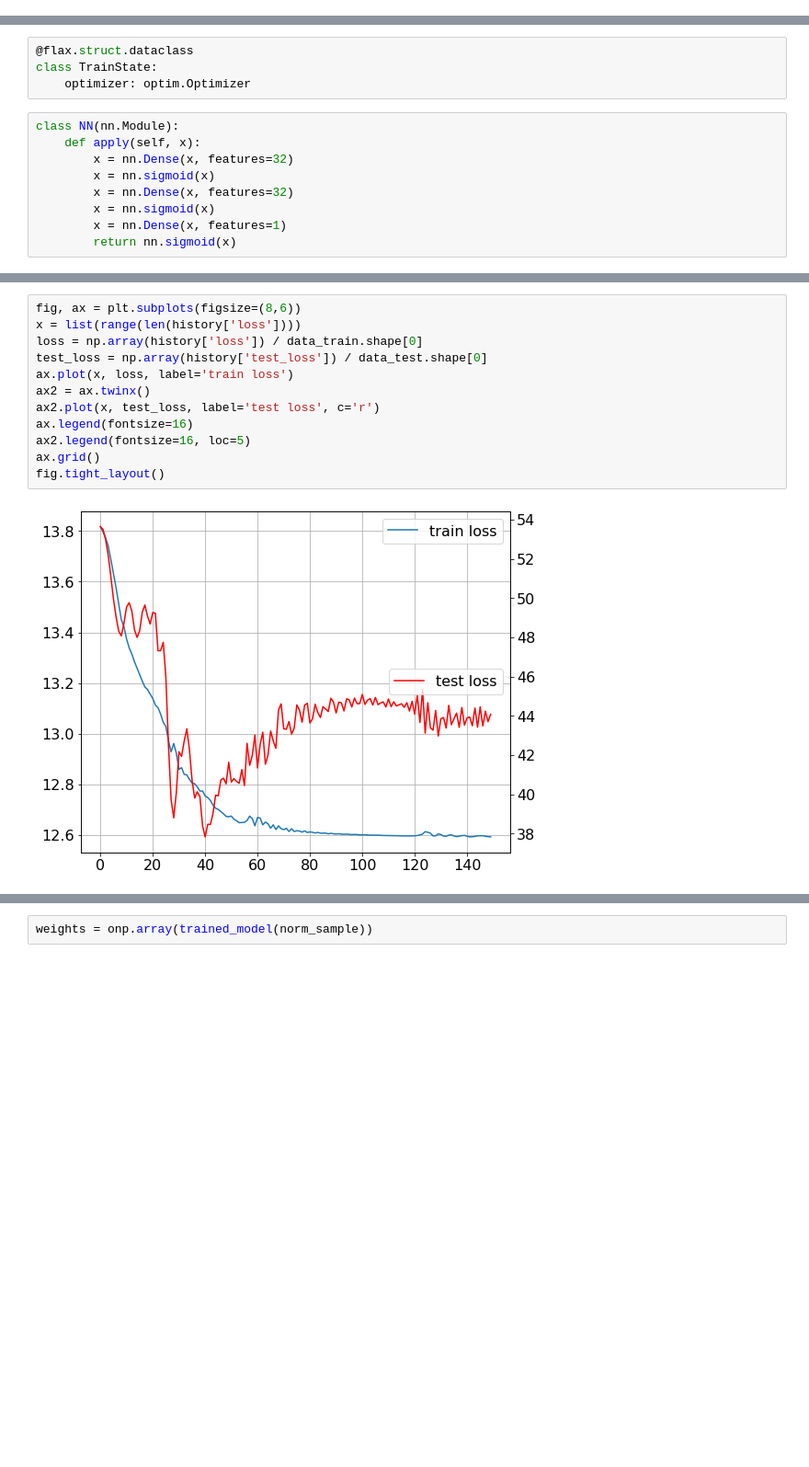
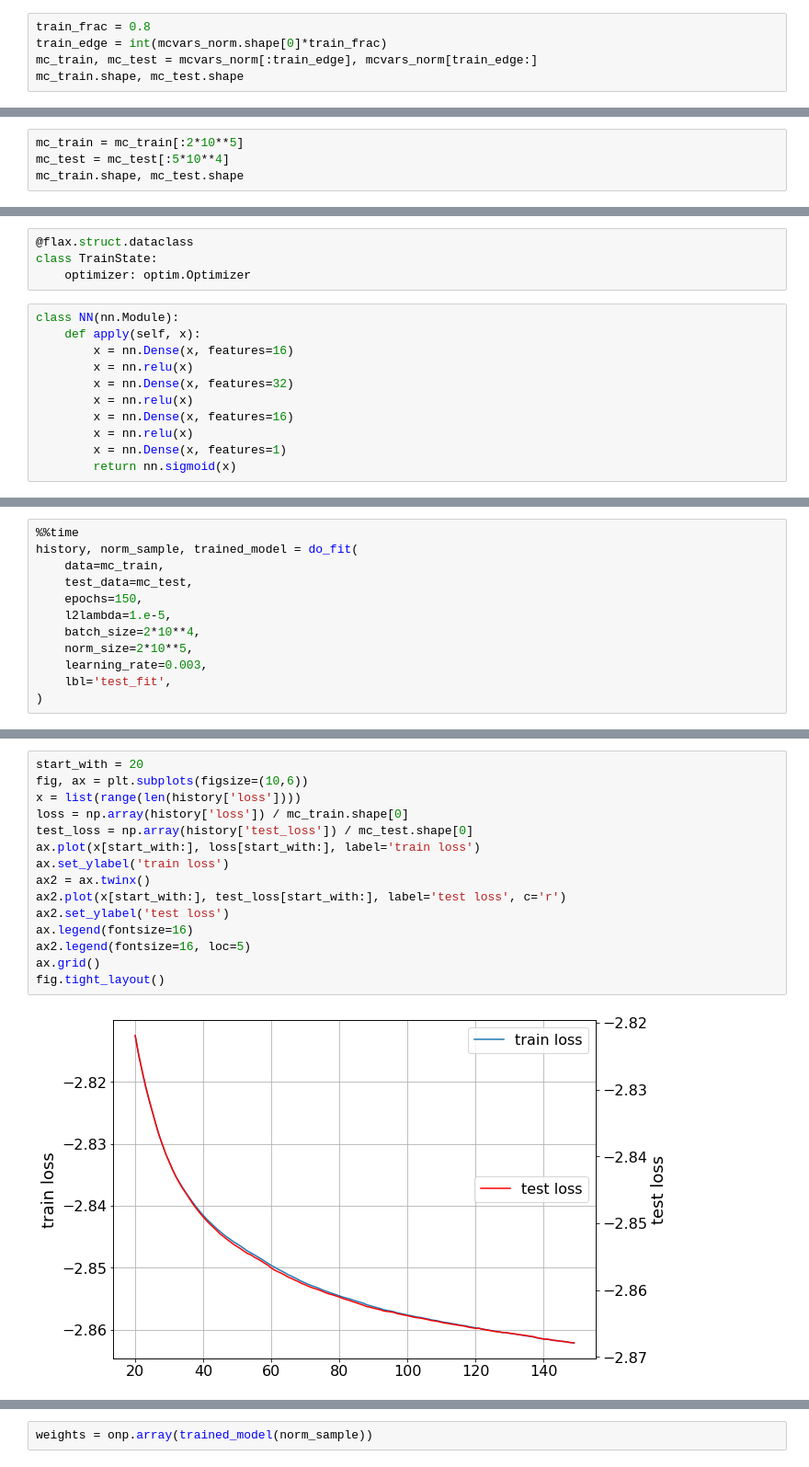
Before and after one commit to VitalyVorobyev/ddst, a Jupyter notebook: nnfit.ipynb, the cells around one changed output, grey strips where cells are left out. Shown: that part at 92% size. Cells and saved outputs as stored; diff of their text form; blank space fills up the shorter version.

```diff
--- a/nnfit.ipynb
+++ b/nnfit.ipynb
@@ -93,0 +102,5 @@ fig.tight_layout()
+# %%
+train_frac = 0.8
+train_edge = int(mcvars_norm.shape[0]*train_frac)
+mc_train, mc_test = mcvars_norm[:train_edge], mcvars_norm[train_edge:]
+mc_train.shape, mc_test.shape
@@ -93,0 +109,4 @@ fig.tight_layout()
+# %%
+mc_train = mc_train[:2*10**5]
+mc_test = mc_test[:5*10**4]
+mc_train.shape, mc_test.shape
@@ -100,10 +121,12 @@ class TrainState:
 # %%
 class NN(nn.Module):
     def apply(self, x):
+        x = nn.Dense(x, features=16)
+        x = nn.relu(x)
         x = nn.Dense(x, features=32)
-        x = nn.sigmoid(x)
-        x = nn.Dense(x, features=32)
-        x = nn.sigmoid(x)
+        x = nn.relu(x)
+        x = nn.Dense(x, features=16)
+        x = nn.relu(x)
         x = nn.Dense(x, features=1)
         return nn.sigmoid(x)
 # %%
@@ -195,0 +220,12 @@ Model serialized, num bytes: 15163
+# %%
+%%time
+history, norm_sample, trained_model = do_fit(
+    data=mc_train,
+    test_data=mc_test,
+    epochs=150,
+    l2lambda=1.e-5,
+    batch_size=2*10**4,
+    norm_size=2*10**5,
+    learning_rate=0.003,
+    lbl='test_fit',
+)
@@ -196,14 +250,17 @@ Model serialized, num bytes: 15163
 # %%
-fig, ax = plt.subplots(figsize=(8,6))
+start_with = 20
+fig, ax = plt.subplots(figsize=(10,6))
 x = list(range(len(history['loss'])))
-loss = np.array(history['loss']) / data_train.shape[0]
-test_loss = np.array(history['test_loss']) / data_test.shape[0]
-ax.plot(x, loss, label='train loss')
+loss = np.array(history['loss']) / mc_train.shape[0]
+test_loss = np.array(history['test_loss']) / mc_test.shape[0]
+ax.plot(x[start_with:], loss[start_with:], label='train loss')
+ax.set_ylabel('train loss')
 ax2 = ax.twinx()
-ax2.plot(x, test_loss, label='test loss', c='r')
+ax2.plot(x[start_with:], test_loss[start_with:], label='test loss', c='r')
+ax2.set_ylabel('test loss')
 ax.legend(fontsize=16)
 ax2.legend(fontsize=16, loc=5)
 ax.grid()
 fig.tight_layout()
 # %% [output]
-[figure, old version]
+[figure, new version]
```
Also changed, not shown: parts of 30 cells of this notebook.
